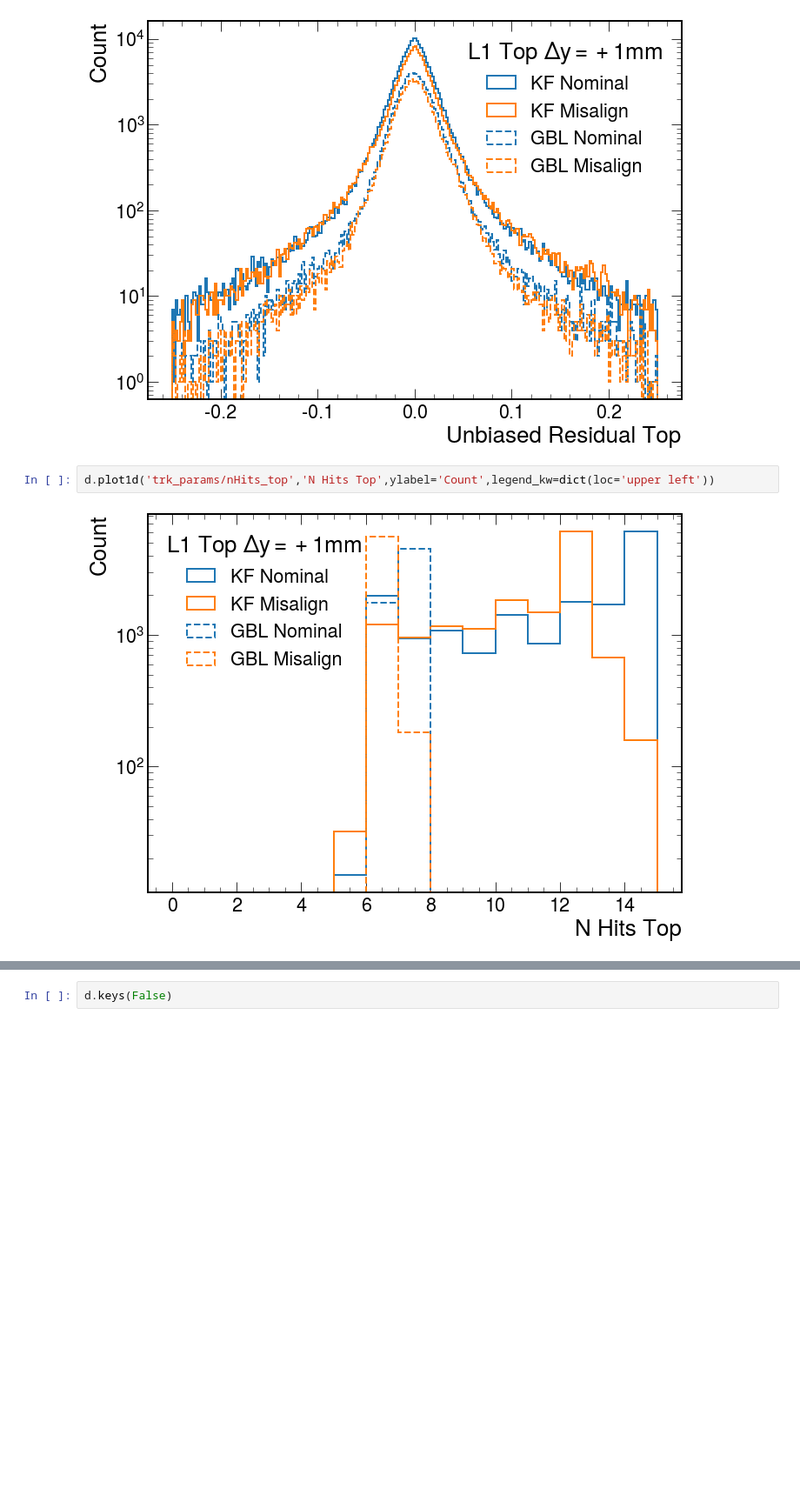
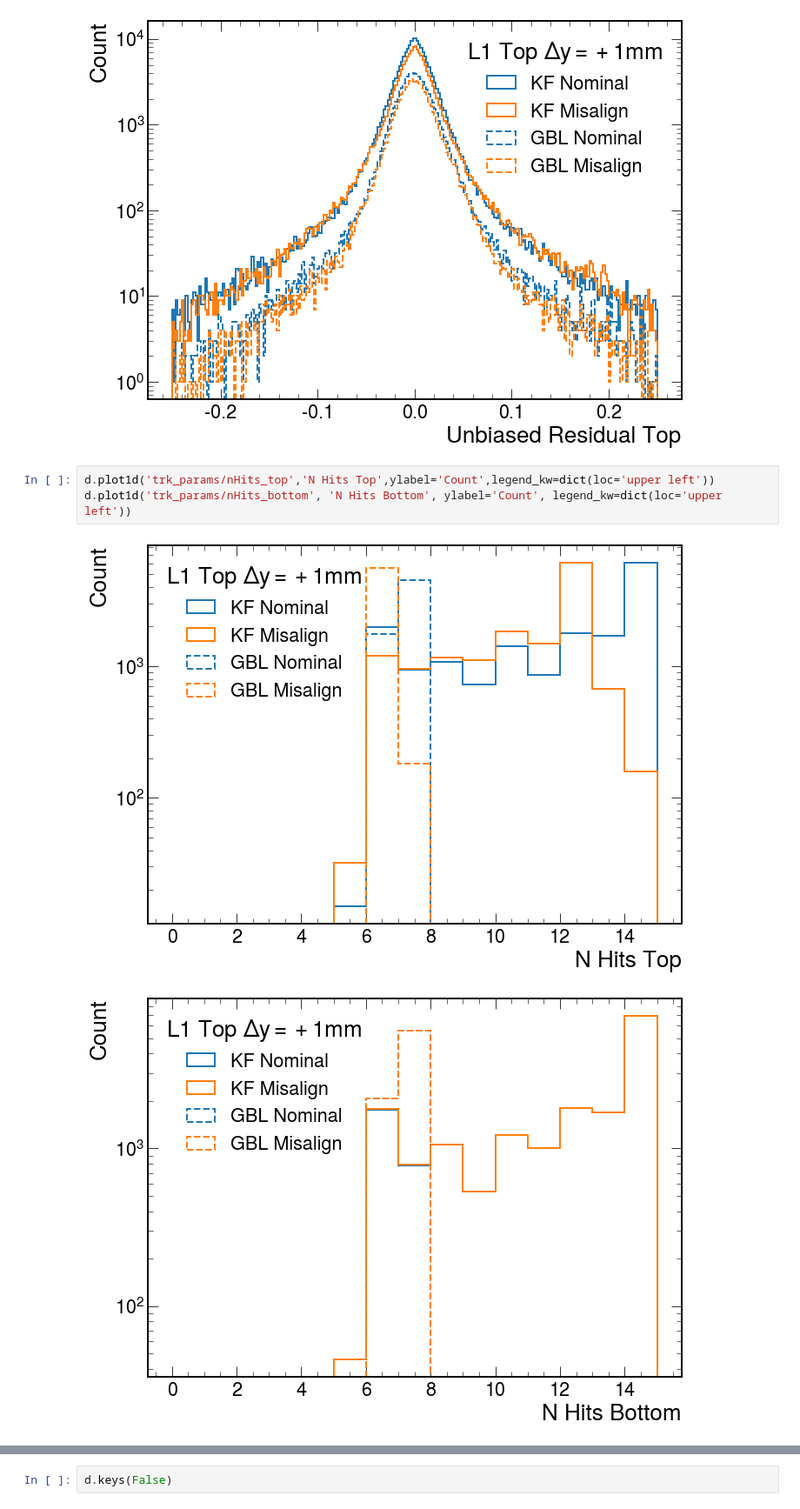
Before and after one commit to tomeichlersmith/hps, a Jupyter notebook: alignment/view.ipynb, the cells around one changed output, grey strips where cells are left out. Shown at 87% size. Drawn from its saved outputs; the diff is of its cells as text; blank space fills up the shorter version.

```diff
--- a/alignment/view.ipynb
+++ b/alignment/view.ipynb
@@ -24,5 +24,7 @@ d.plot1d('res/uresidual_GBL_top', 'Unbiased Residual Top', ylabel='Count')
 [figure]
 # %%
 d.plot1d('trk_params/nHits_top','N Hits Top',ylabel='Count',legend_kw=dict(loc='upper left'))
+d.plot1d('trk_params/nHits_bottom', 'N Hits Bottom', ylabel='Count', legend_kw=dict(loc='upper left'))
 # %% [output]
 [figure]
+[figure, added]
```
Also changed, not shown: parts of 1 cell of this notebook.
